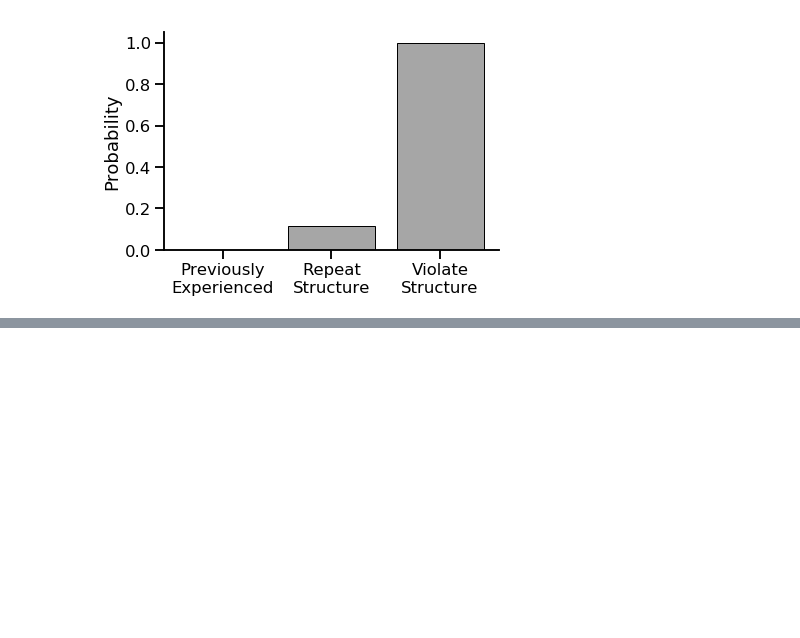
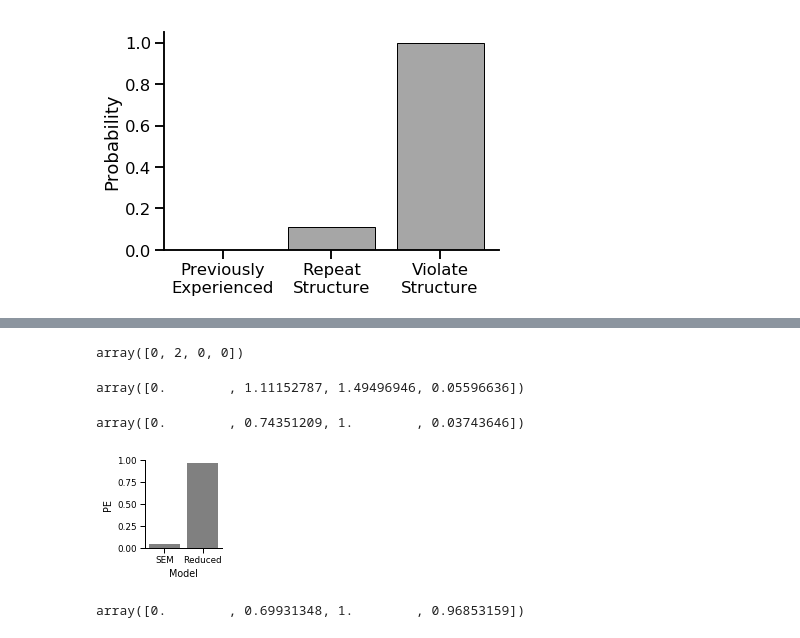
Before and after one commit to nicktfranklin/SEM_paper_simulations, a Jupyter notebook: Segmentation - Generalizing Structure.ipynb, the cells around one changed output, grey strips where cells are left out. Saved outputs shown, nothing was run; the diff lists cells and outputs as text; code cells hidden in the pictures; blank space fills up the shorter version.

```diff
--- a/Segmentation - Generalizing Structure.ipynb
+++ b/Segmentation - Generalizing Structure.ipynb
@@ -651,0 +740,52 @@ results.loc[cases].index
+# %%
+sem_model.results.e_hat
+# %% [output]
+array([0, 2, 0, 0])
+# %%
+sem_model.results.pe / np.linalg.norm(np.concatenate(test_a2x), axis=1).mean()
+# %% [output]
+array([0.        , 1.11152787, 1.49496946, 0.05596636])
+# %%
+sem_model.results.pe / sem_model.results.pe[-2]
+# %% [output]
+array([0.        , 0.74351209, 1.        , 0.03743646])
+# %%
+## these are the original parameters
+# # SEM parameters
+# df0 = 100.0
+# mode = 0.305
+# scale0 = (mode * (df0 + 2)) / df0
+# print scale0
+
+# lmda = 1.0  # stickyness parameter
+# alfa = 2.  # concentration parameter
+
+
+# prevent boundaries from being simulated by changing the CRP parameters
+sem_kwargs_reduced_model = dict(lmda=10^6, alfa=10^-6, f_class=f_class, f_opts=f_opts)
+
+
+# Ask(Tom, Charan) -> Answer(Charan, Tom)
+sem_model = SEM(**sem_kwargs_reduced_model)
+sem_model.pretrain(_x, event_types, event_boundaries)
+sem_model._update_state(np.concatenate(test_a2x), 5)
+sem_model.run(np.concatenate(test_a2x), compile_model=False)
+
+new_results += [
+    {
+        'Model': 'Reduced',
+        'PE': sem_model.results.pe[-1] / sem_model.results.pe[-2]
+    }
+]
+# %%
+with sns.plotting_context('paper', font_scale=1.0):
+    sns.catplot(data=pd.DataFrame(new_results), x='Model', y='PE', color='grey',
+            height=2.0, kind='bar')
+    plt.ylim([0, 1])
+    plt.savefig('generalization_demo_reduced_model2.png', dpi=300)
+# %% [output]
+[figure, added]
+# %%
+sem_model.results.pe / sem_model.results.pe[-2]
+# %% [output]
+array([0.        , 0.69931348, 1.        , 0.96853159])
```
Also changed, not shown: parts of 36 cells of this notebook, 8 other files.
